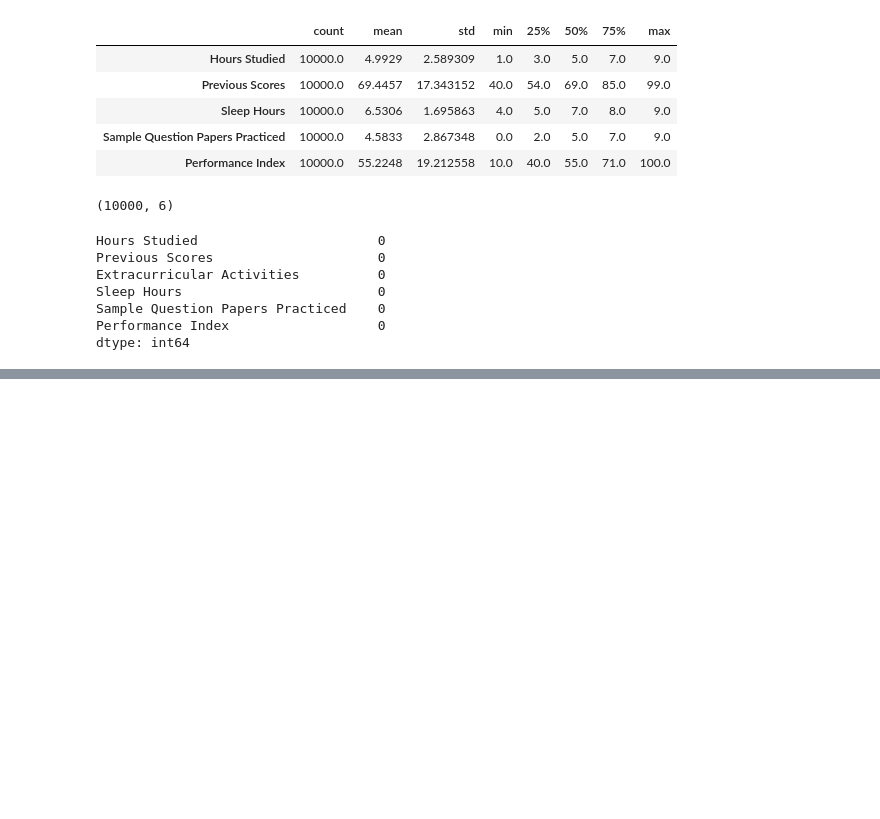
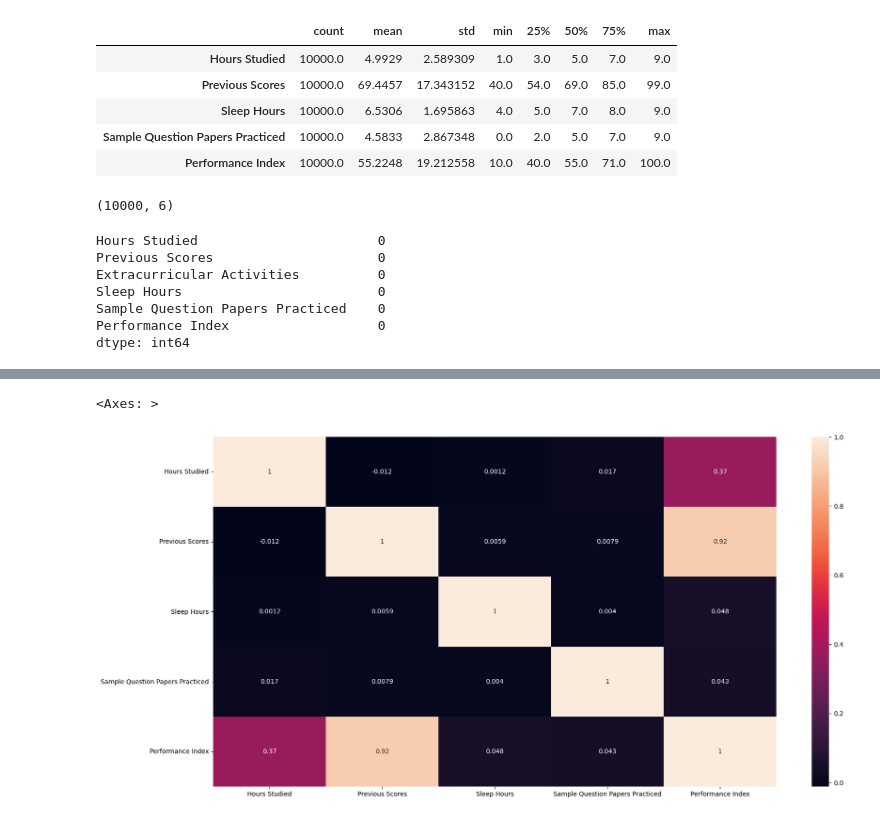
Before and after one commit to Marcos-Verdi/DA_Reg_studentPerformance, a Jupyter notebook: student_performance_analysis.ipynb, the cells around one changed output, grey strips where cells are left out. Cells and saved outputs as stored; diff of their text form; code cells hidden in the pictures; blank space fills up the shorter version.

```diff
--- a/student_performance_analysis.ipynb
+++ b/student_performance_analysis.ipynb
@@ -54,0 +104,6 @@ dtype: int64
+# %%
+plt.figure(figsize=(20,10))
+sns.heatmap(df.corr(),annot=True)
+# %% [output]
+<Axes: >
+[figure, added]
```
Also changed, not shown: parts of 17 cells of this notebook.
